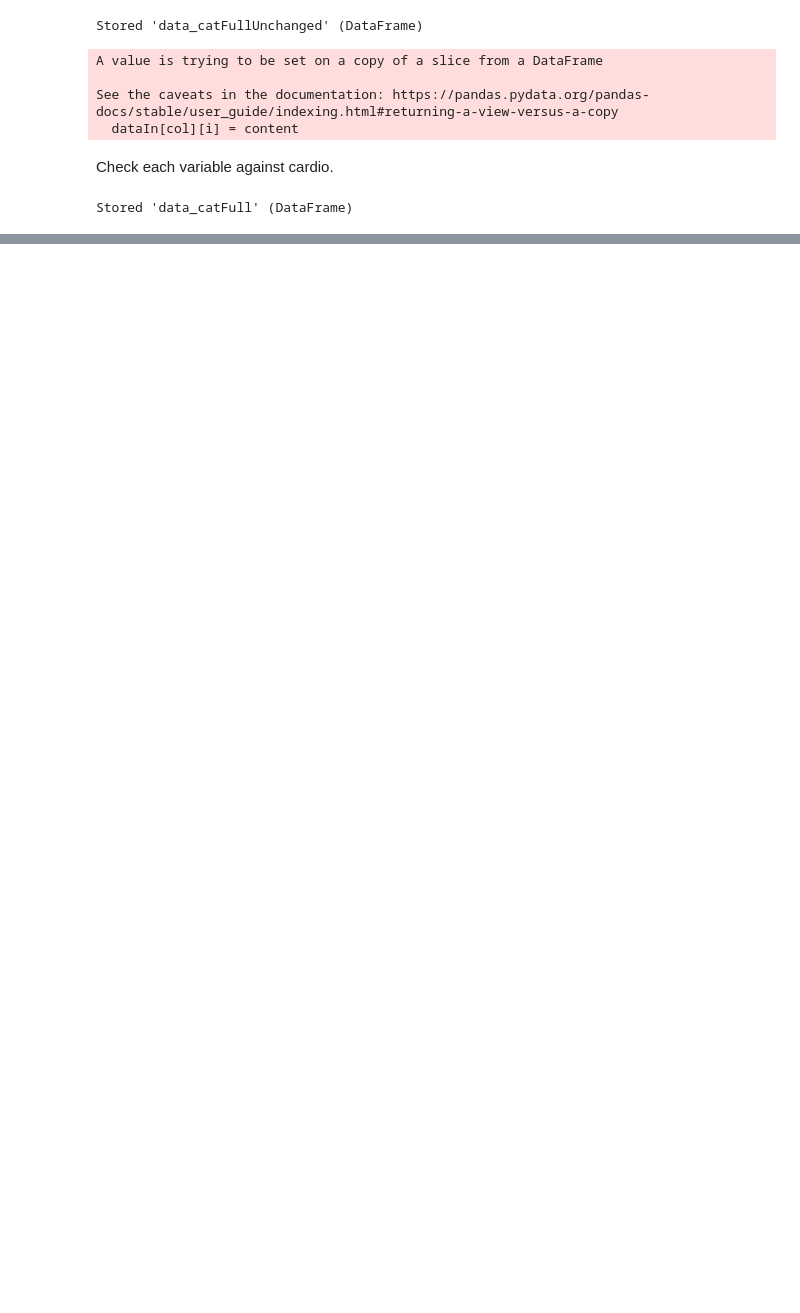
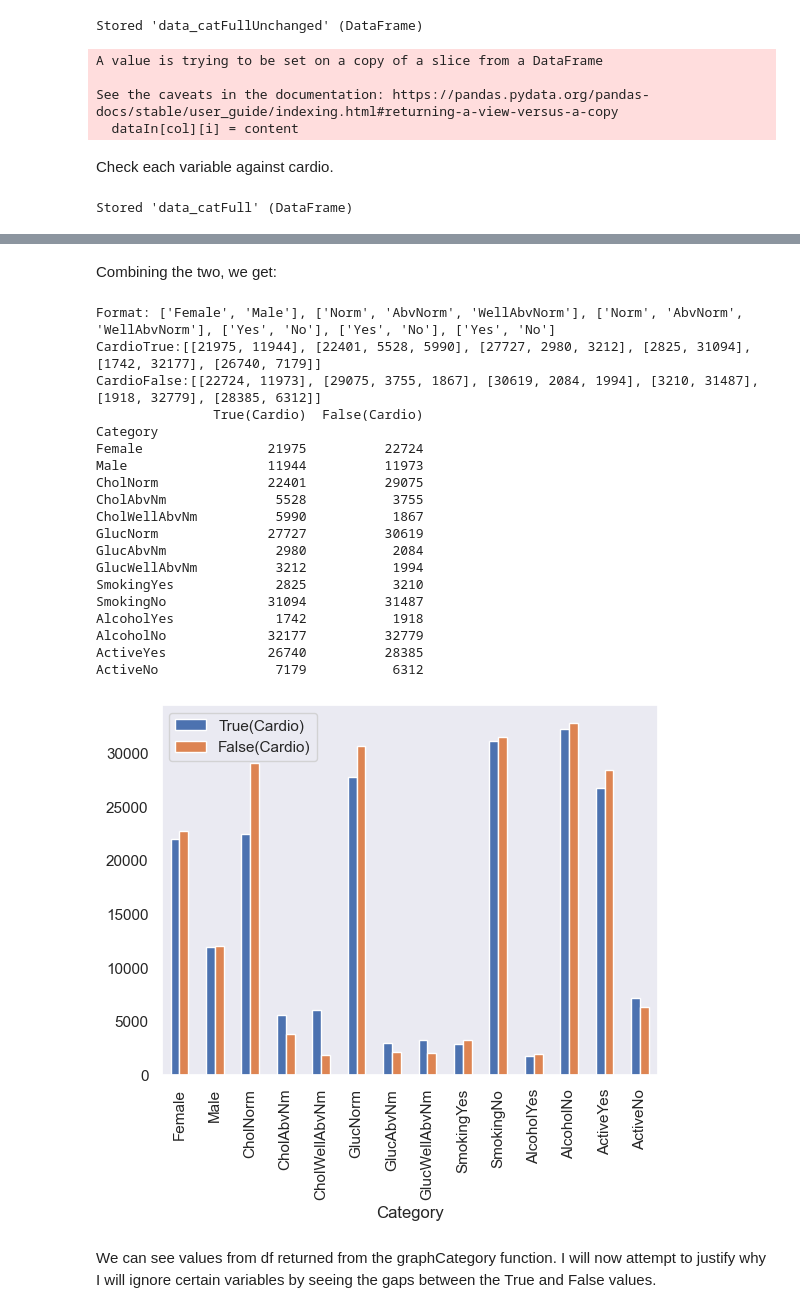
Before and after one commit to Ansh007898/Purojekt, a Jupyter notebook: Main/second_main.ipynb, the cells around one changed output, grey strips where cells are left out. Saved outputs shown, nothing was run; the diff lists cells and outputs as text; code cells hidden in the pictures; blank space fills up the shorter version.

```diff
--- a/Main/second_main.ipynb
+++ b/Main/second_main.ipynb
@@ -725,0 +882,27 @@ What does this mean? <br>
+# %% [markdown]
+Combining the two, we get:
+# %%
+df_catOut = graphCategoryToCardio(V.get('cat') + V.get('bin'), False, stfm, ['gender'], data_catFullUnchanged)
+# %% [output]
+Format: ['Female', 'Male'], ['Norm', 'AbvNorm', 'WellAbvNorm'], ['Norm', 'AbvNorm', 'WellAbvNorm'], ['Yes', 'No'], ['Yes', 'No'], ['Yes', 'No']
+CardioTrue:[[21975, 11944], [22401, 5528, 5990], [27727, 2980, 3212], [2825, 31094], [1742, 32177], [26740, 7179]]
+CardioFalse:[[22724, 11973], [29075, 3755, 1867], [30619, 2084, 1994], [3210, 31487], [1918, 32779], [28385, 6312]]
+               True(Cardio)  False(Cardio)
+Category
+Female                21975          22724
+Male                  11944          11973
+CholNorm              22401          29075
+CholAbvNm              5528           3755
+CholWellAbvNm          5990           1867
+GlucNorm              27727          30619
+GlucAbvNm              2980           2084
+GlucWellAbvNm          3212           1994
+SmokingYes             2825           3210
+SmokingNo             31094          31487
+AlcoholYes             1742           1918
+AlcoholNo             32177          32779
+ActiveYes             26740          28385
+ActiveNo               7179           6312
+[figure, added]
+# %% [markdown]
+We can see values from df returned from the graphCategory function. I will now attempt to justify why I will ignore certain variables by seeing the gaps between the True and False values.
```
Also changed, not shown: parts of 20 cells of this notebook, 1 other file.
